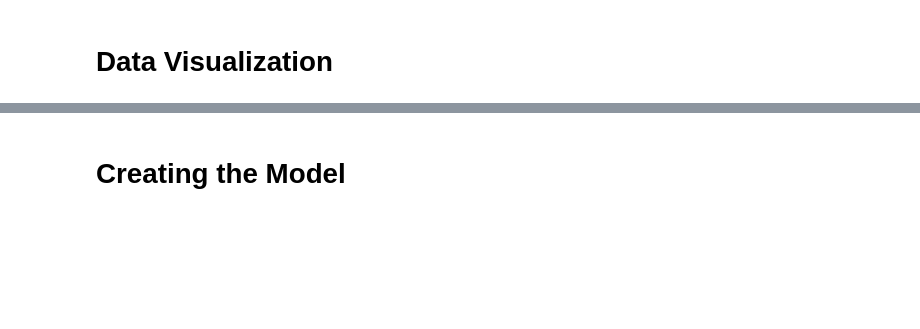
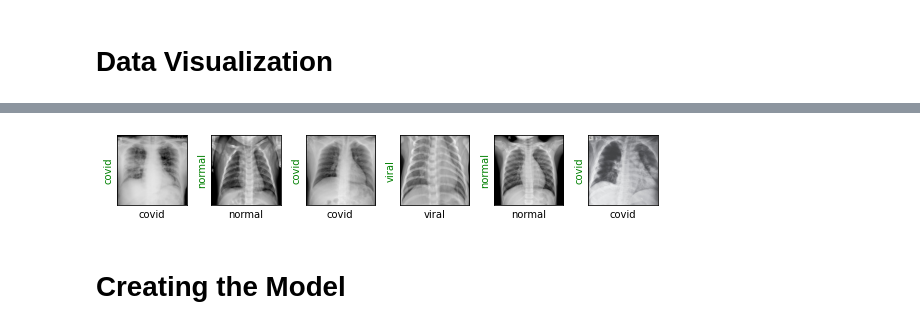
Before and after one commit to VianneyMI/detecting_covid19, a Jupyter notebook: detecting_covid19.ipynb, the cells around one changed output, grey strips where cells are left out. Cells and saved outputs as stored; diff of their text form; code cells hidden in the pictures; blank space fills up the shorter version.

```diff
--- a/detecting_covid19.ipynb
+++ b/detecting_covid19.ipynb
@@ -56,3 +99,9 @@ if os.path.isdir(os.path.join(root_dir, source_dirs[1])):
+# %%
+test_transform = torchvision.transforms.Compose([
+    torchvision.transforms.Resize(size=(224,224)),
+    torchvision.transforms.ToTensor(),
+    torchvision.transforms.Normalize(mean=[0.485, 0.456, 0.406], std=[0.229, 0.224, 0.225]) #Due to resNet pre-trained model ???
+])
 # %% [markdown]
 # Prepare DataLoader
 # %%
@@ -67,3 +122,5 @@ test_dirs = {
     'viral': 'COVID-19 Radiography Database/test/viral',
     'covid': 'COVID-19 Radiography Database/test/covid'
 }
+
+test_dataset = ChestXRayDataset(test_dirs, test_transform)
@@ -72,2 +168,7 @@ test_dirs = {
+# %%
+images, labels = next(iter(dl_test))
+show_images(images, labels, labels)
+# %% [output]
+[figure, added]
 # %% [markdown]
 # Creating the Model
```
Also changed, not shown: parts of 18 cells of this notebook, 1 other file.
